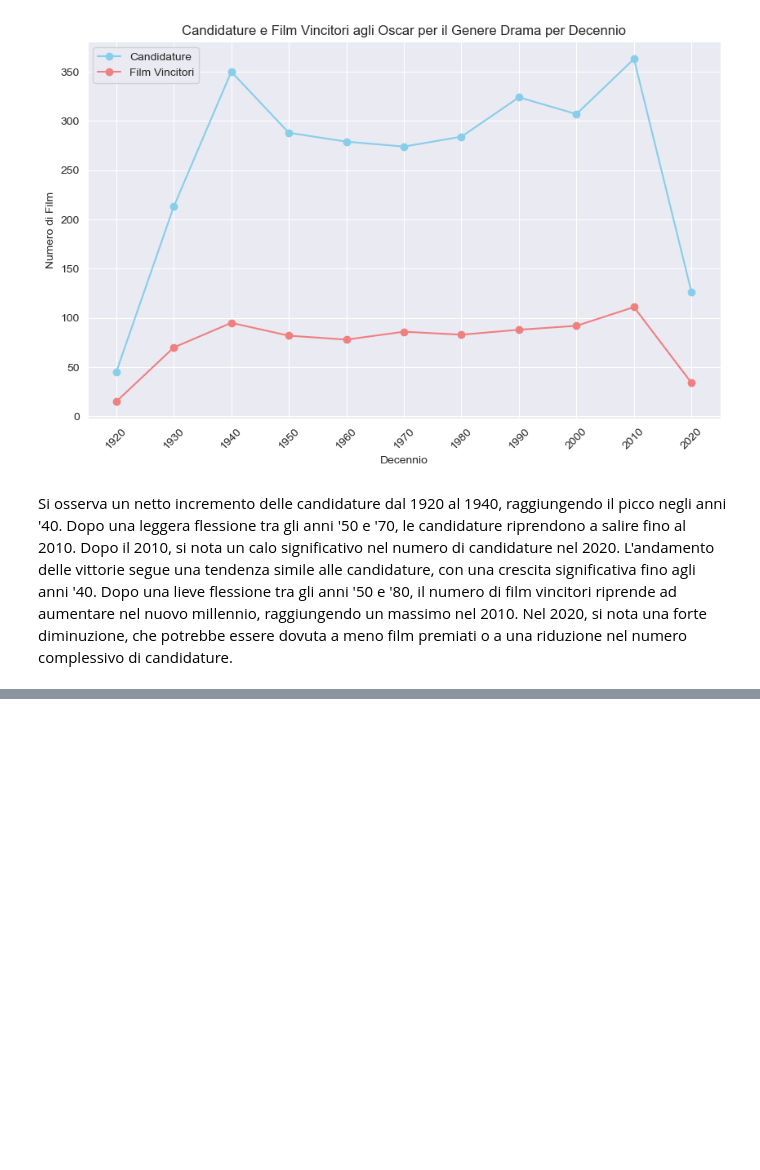
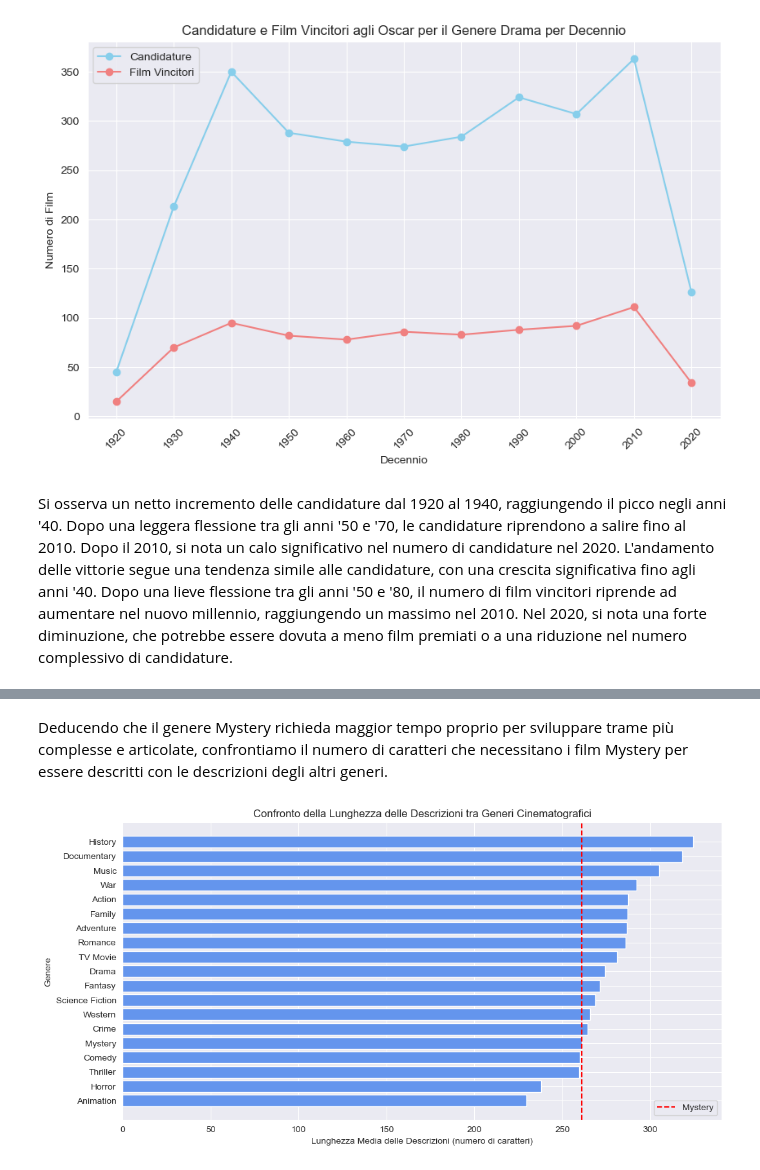
Before and after one commit to DavideGiordano77/MainDirectory, a Jupyter notebook: Solutions/data_visualization.ipynb, the cells around one changed output, grey strips where cells are left out. Saved outputs shown, nothing was run; the diff lists cells and outputs as text; code cells hidden in the pictures; blank space fills up the shorter version.

```diff
--- a/Solutions/data_visualization.ipynb
+++ b/Solutions/data_visualization.ipynb
@@ -169,0 +189,24 @@ Nel 2020, si nota una forte diminuzione, che potrebbe essere dovuta a meno film
+# %% [markdown]
+Deducendo che il genere Mystery richieda maggior tempo proprio per sviluppare trame più complesse e articolate, confrontiamo il numero di caratteri che necessitano i film Mystery per essere descritti con le descrizioni degli altri generi.
+# %%
+# Creiamo una nuova colonna che conta i caratteri nella descrizione
+movies_with_genres["description_length"] = movies_with_genres["description"].str.len()
+
+# Calcoliamo la lunghezza media delle descrizioni per ogni genere
+description_length_per_genre = movies_with_genres.groupby("genre")["description_length"].mean().sort_values()
+
+# Creiamo il grafico
+plt.figure(figsize=(12, 6))
+plt.barh(description_length_per_genre.index, description_length_per_genre.values, color="cornflowerblue")
+plt.axvline(description_length_per_genre["Mystery"], color='red', linestyle='dashed', label="Mystery")
+
+# Titoli e label
+plt.xlabel("Lunghezza Media delle Descrizioni (numero di caratteri)")
+plt.ylabel("Genere")
+plt.title("Confronto della Lunghezza delle Descrizioni tra Generi Cinematografici")
+plt.legend()
+
+# Mostriamo il grafico
+plt.show()
+# %% [output]
+[figure, added]
```
Also changed, not shown: parts of 13 cells of this notebook.
